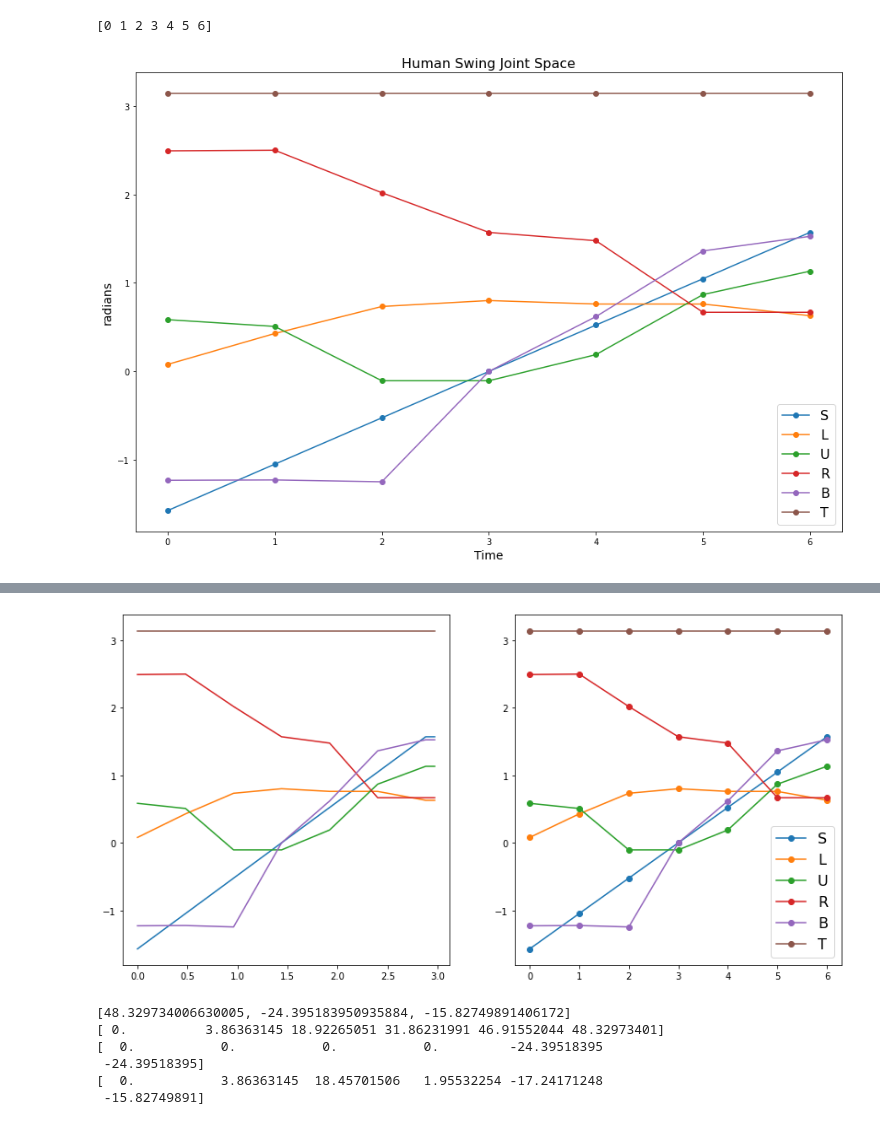
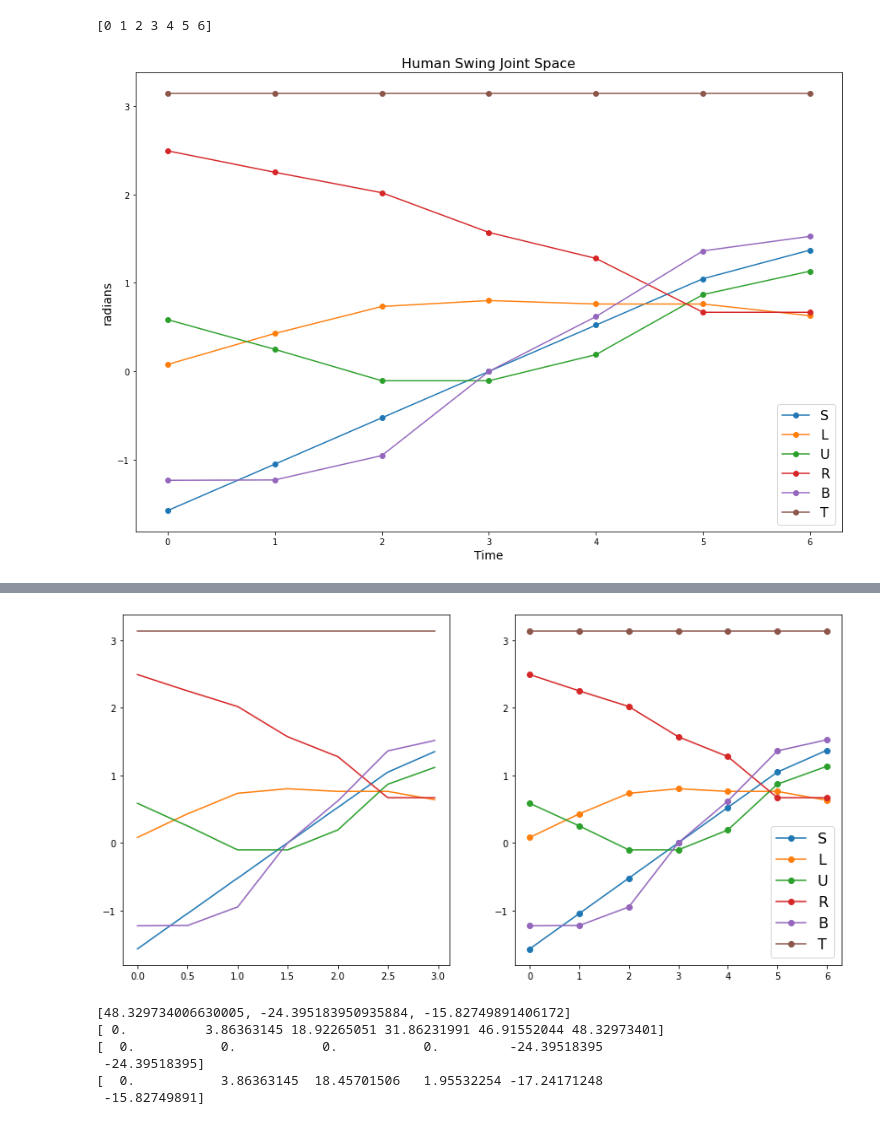
Before and after one commit to OSU-AIMS/golf-smart, a Jupyter notebook: scripts/makeSwing.ipynb, the cells around one changed output, grey strips where cells are left out. Drawn from its saved outputs; the diff is of its cells as text; code cells hidden in the pictures.

```diff
--- a/scripts/makeSwing.ipynb
+++ b/scripts/makeSwing.ipynb
@@ -18,11 +18,19 @@ from IPython.display import HTML
 
 index = np.arange(0,7,1)
 print(index)
-S = [-np.pi/2,-np.pi/3,-np.pi/6,0,np.pi/6,np.pi/3,np.pi/2]
-L = [.0799,.4289,.7338,.8011,.7616,.7616,.6299]
-U = [.5850,.5085,-.1047,-.1047,.1899,.8684,1.133]
-R = [2.492,2.499,2.019,np.pi/2,1.477,.6686,.6686]
-B = [-1.229,-1.225,-1.246,0,.6196,1.362,1.526]
+# S = [-np.pi/2,-np.pi/3,-np.pi/6,0,np.pi/6,np.pi/3,np.pi/2]
+# L = [.0799,.4289,.7338,.8011,.7616,.7616,.6299]
+# U = [.5850,.5085,-.1047,-.1047,.1899,.8684,1.133]
+# R = [2.492,2.499,2.019,np.pi/2,1.477,.6686,.6686]
+# B = [-1.229,-1.225,-1.246,0,.6196,1.362,1.526]
+# T = [np.pi,np.pi,np.pi,np.pi,np.pi,np.pi,np.pi]
+
+# NEW SUPER POINTS
+S = [-np.pi/2,-np.pi/3,-np.pi/6,0,np.pi/6,np.pi/3,np.pi/2-.2]
+L = [.0799,.4289,.7338,.8011,.7617,.7616,.6299]
+U = [.5850,.250,-.1047,-.1047,.1899,.8684,1.133]
+R = [2.492,2.250,2.019,np.pi/2,1.277,.6686,.6686]
+B = [-1.229,-1.225,-.950,0,.6196,1.362,1.526]
 T = [np.pi,np.pi,np.pi,np.pi,np.pi,np.pi,np.pi]
 
 #Plot them all
@@ -37,35 +45,31 @@ ax.set_ylabel('radians',fontsize = 14)
 plt.show()
 # %% [output]
 [0 1 2 3 4 5 6]
-[figure, old version]
+[figure, new version]
 # %%
-
-pts = 100
+intervals = 16
 
 
-def Interp(theta,pts):
-    add = np.floor(pts/(len(theta)-1))
-    parts = np.zeros((6,int(add)))
+def Interp(theta,intervals):
     long_theta = []
-
+    parts = np.zeros((6,intervals-1))
     for i in range(int(len(theta)-1)):
-        delta = (theta[i+1]-theta[i])/add
-        parts[i] = np.linspace(theta[i],theta[i+1]-delta,int(add))
+        delta = (theta[i+1]-theta[i])/intervals
+        parts[i] = np.linspace(theta[i],theta[i+1]-delta,intervals-1)
     for j in range(int(len(parts))):
         long_theta = np.append(long_theta,parts[j])
 
-    while len(long_theta)<pts:
-        long_theta = np.append(long_theta,theta[-1])
-
     return long_theta
 
-long_S = Interp(S,pts)
-long_L = Interp(L,pts)
-long_U = Interp(U,pts)
-long_R = Interp(R,pts)
-long_B = Interp(B,pts)
-long_T = Interp(T,pts)
+long_S = Interp(S,intervals)
+long_L = Interp(L,intervals)
+long_U = Interp(U,intervals)
+long_R = Interp(R,intervals)
+long_B = Interp(B,intervals)
+long_T = Interp(T,intervals)
 
+pts = len(long_R)
+print(len(long_R))
 print(long_R)
 
 t_start = 0
@@ -111,4 +114,4 @@ plt.show()
-[figure, old version]
+[figure, new version]
 # %%
 #Back to my robot vectors stuff.
 
```
Also changed, not shown: parts of 7 cells of this notebook.
